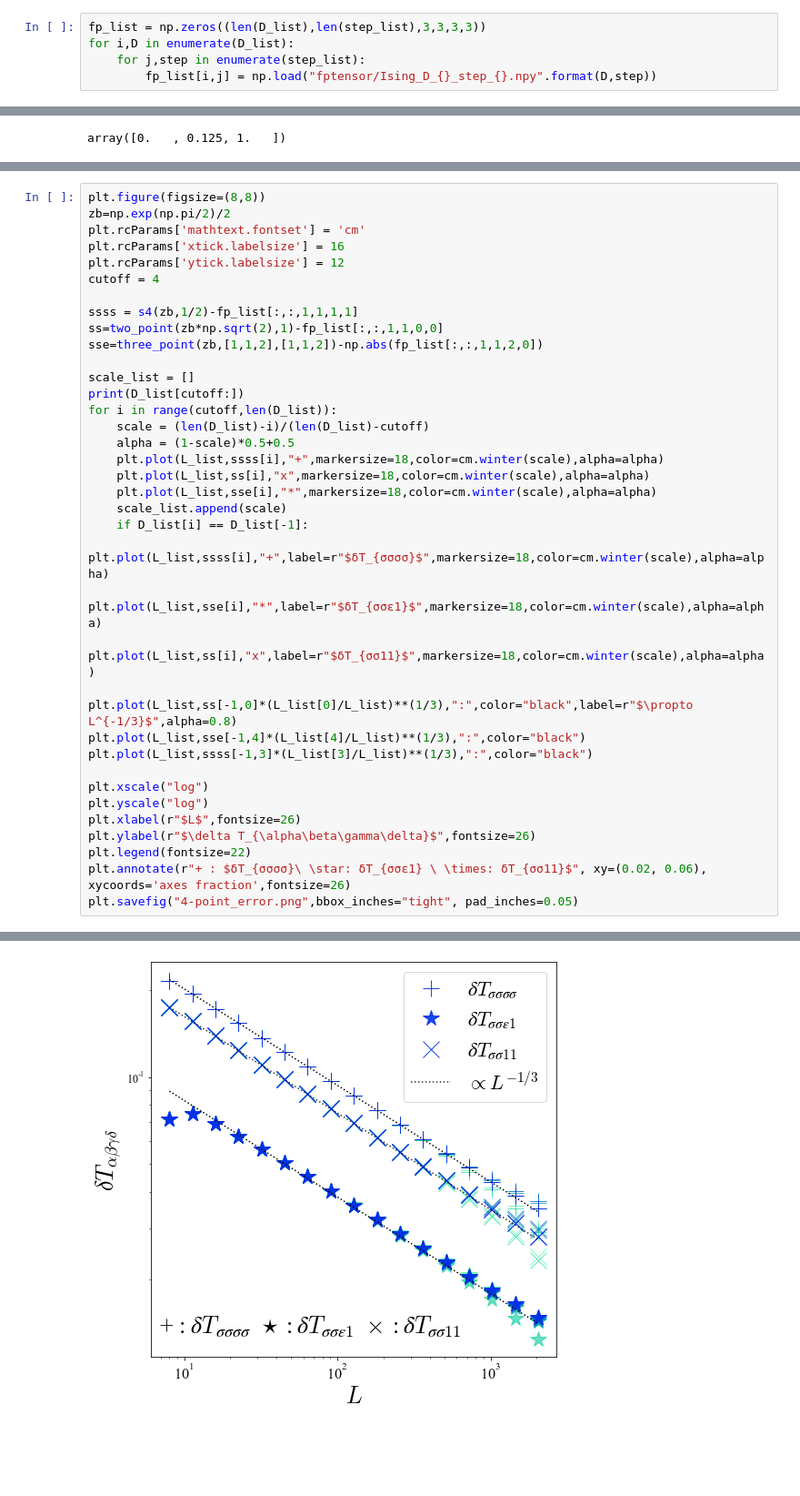
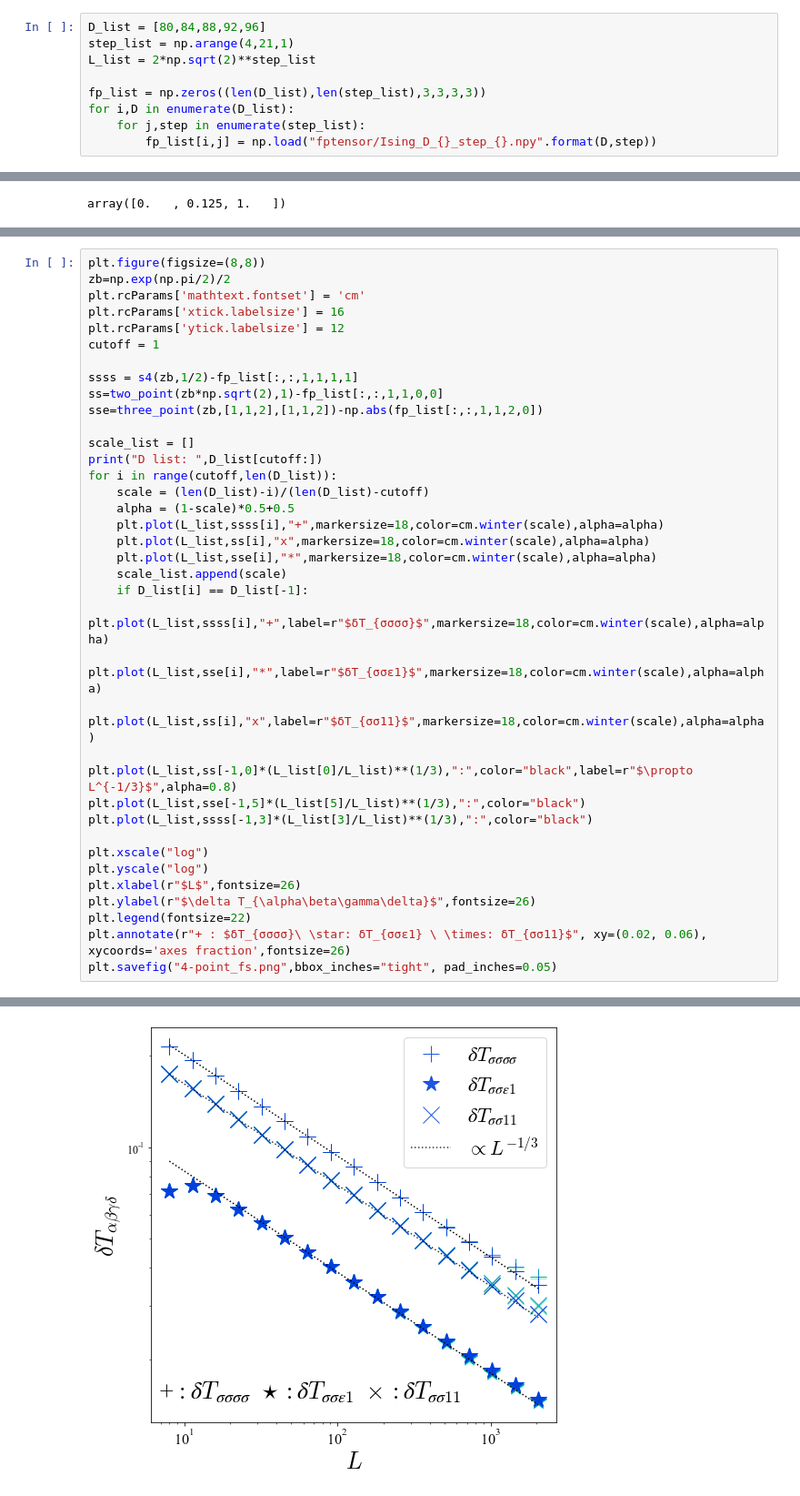
Before and after one commit to dartsushi/TRG_D4_symmetry, a Jupyter notebook: TRG_analysis-Ising.ipynb, the cells around one changed output, grey strips where cells are left out. Shown at 91% size. Saved outputs shown, nothing was run; the diff lists cells and outputs as text; blank space fills up the shorter version.

Commit message:
figure_fixed

```diff
--- a/TRG_analysis-Ising.ipynb
+++ b/TRG_analysis-Ising.ipynb
@@ -261,6 +261,10 @@ def three_point(zb,ind,dist):
 def two_point(z_dist,op):
     return 1/z_dist**(2*xn[op])
 # %%
+D_list = [80,84,88,92,96]
+step_list = np.arange(4,21,1)
+L_list = 2*np.sqrt(2)**step_list
+
 fp_list = np.zeros((len(D_list),len(step_list),3,3,3,3))
 for i,D in enumerate(D_list):
     for j,step in enumerate(step_list):
@@ -313,14 +317,14 @@ zb=np.exp(np.pi/2)/2
 plt.rcParams['mathtext.fontset'] = 'cm'
 plt.rcParams['xtick.labelsize'] = 16
 plt.rcParams['ytick.labelsize'] = 12
-cutoff = 4
+cutoff = 1
 
 ssss = s4(zb,1/2)-fp_list[:,:,1,1,1,1]
 ss=two_point(zb*np.sqrt(2),1)-fp_list[:,:,1,1,0,0]
 sse=three_point(zb,[1,1,2],[1,1,2])-np.abs(fp_list[:,:,1,1,2,0])
 
 scale_list = []
-print(D_list[cutoff:])
+print("D list: ",D_list[cutoff:])
 for i in range(cutoff,len(D_list)):
     scale = (len(D_list)-i)/(len(D_list)-cutoff)
     alpha = (1-scale)*0.5+0.5
@@ -334,7 +338,7 @@ for i in range(cutoff,len(D_list)):
         plt.plot(L_list,ss[i],"x",label=r"$δT_{σσ11}$",markersize=18,color=cm.winter(scale),alpha=alpha)
 
 plt.plot(L_list,ss[-1,0]*(L_list[0]/L_list)**(1/3),":",color="black",label=r"$\propto L^{-1/3}$",alpha=0.8)
-plt.plot(L_list,sse[-1,4]*(L_list[4]/L_list)**(1/3),":",color="black")
+plt.plot(L_list,sse[-1,5]*(L_list[5]/L_list)**(1/3),":",color="black")
 plt.plot(L_list,ssss[-1,3]*(L_list[3]/L_list)**(1/3),":",color="black")
 
 plt.xscale("log")
@@ -343,5 +347,5 @@ plt.xlabel(r"$L$",fontsize=26)
 plt.ylabel(r"$\delta T_{\alpha\beta\gamma\delta}$",fontsize=26)
 plt.legend(fontsize=22)
 plt.annotate(r"+ : $δT_{σσσσ}\ \star: δT_{σσε1} \ \times: δT_{σσ11}$", xy=(0.02, 0.06), xycoords='axes fraction',fontsize=26)
-plt.savefig("4-point_error.png",bbox_inches="tight", pad_inches=0.05)
+plt.savefig("4-point_fs.png",bbox_inches="tight", pad_inches=0.05)
 # %% [output]
@@ -349 +353 @@ plt.savefig("4-point_error.png",bbox_inches="tight", pad_inches=0.05)
-[figure, old version]
+[figure, new version]
```
Also changed, not shown: parts of 4 cells of this notebook, 59 other files.
